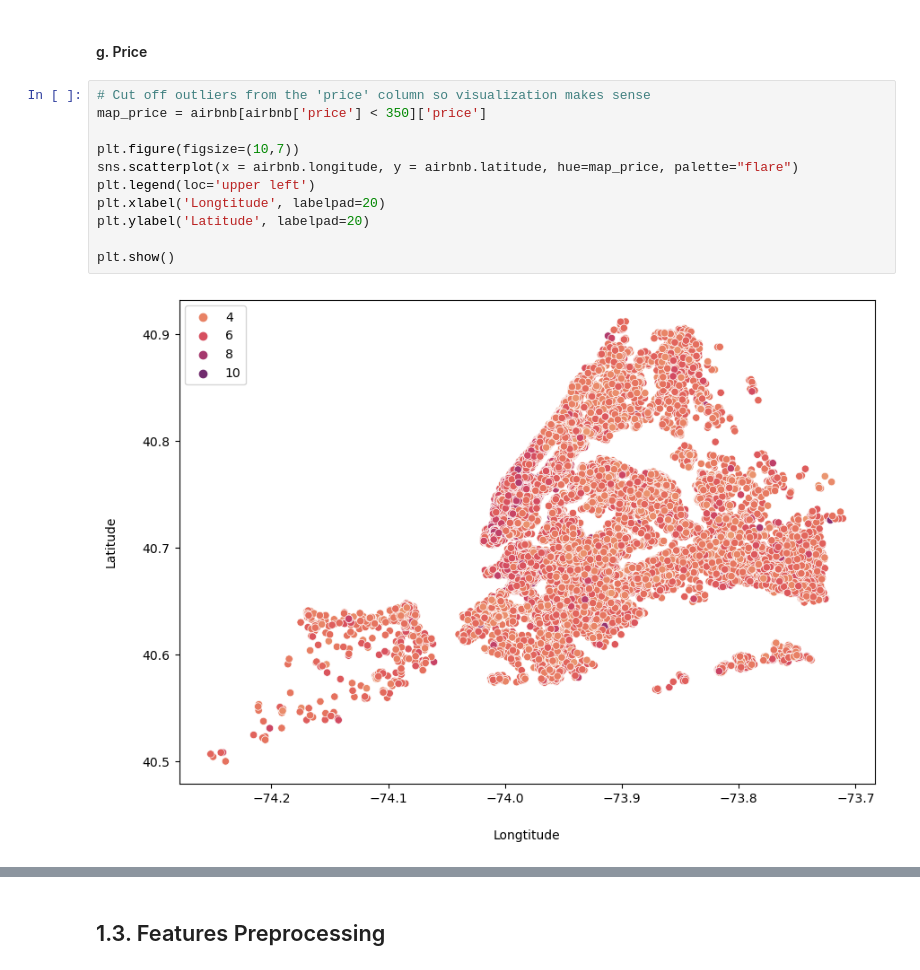
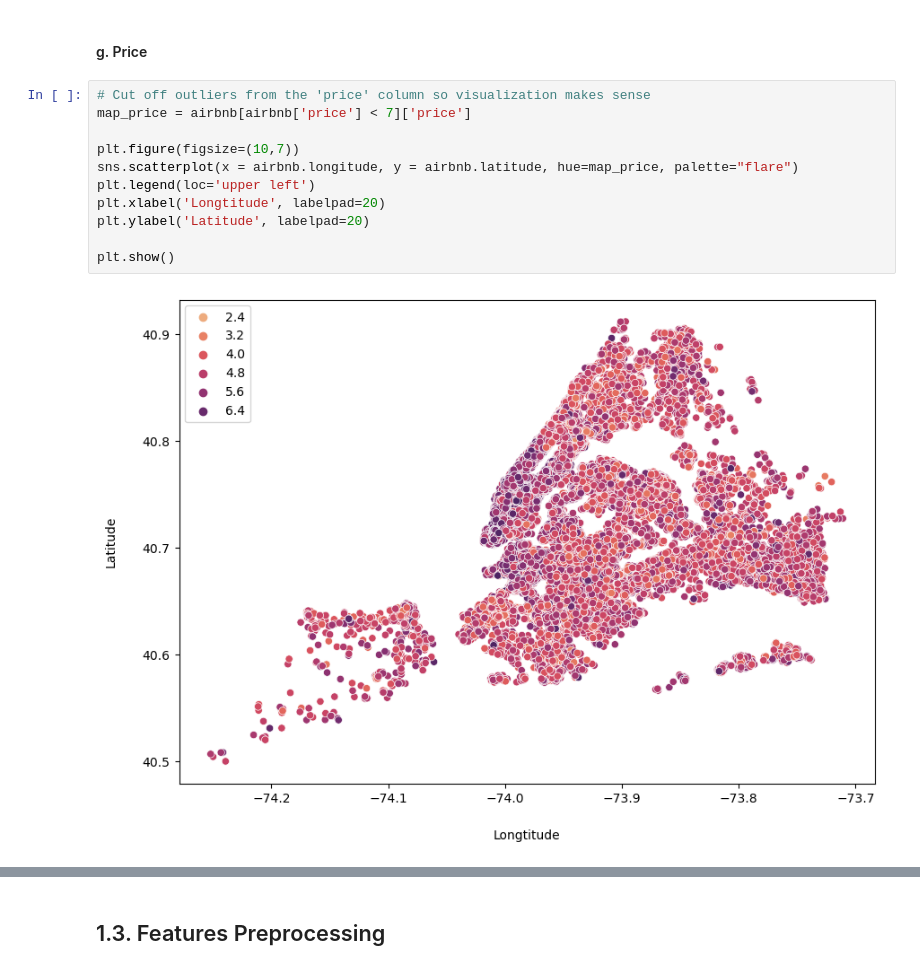
Before and after one commit to dabykov/Projects, a Jupyter notebook: project-2/airbnb_nyc_project.ipynb, the cells around one changed output, grey strips where cells are left out. Drawn from its saved outputs; the diff is of its cells as text.

```diff
--- a/project-2/airbnb_nyc_project.ipynb
+++ b/project-2/airbnb_nyc_project.ipynb
@@ -443,17 +446,17 @@ plt.show()
 #### g. Price
 # %%
 # Cut off outliers from the 'price' column so visualization makes sense
-map_price = airbnb[airbnb['price'] < 350]['price']
+map_price = airbnb[airbnb['price'] < 7]['price']
 
 plt.figure(figsize=(10,7))
 sns.scatterplot(x = airbnb.longitude, y = airbnb.latitude, hue=map_price, palette="flare")
 plt.legend(loc='upper left')
 plt.xlabel('Longtitude', labelpad=20)
 plt.ylabel('Latitude', labelpad=20)
 
 plt.show()
 # %% [output]
-[figure, old version]
+[figure, new version]
 # %%
 fig, axes = plt.subplots(2, figsize=(10,7))
 airbnb['price'].plot.box(ax = axes[0], title='Price boxplot')
```
Also changed, not shown: parts of 20 cells of this notebook.
